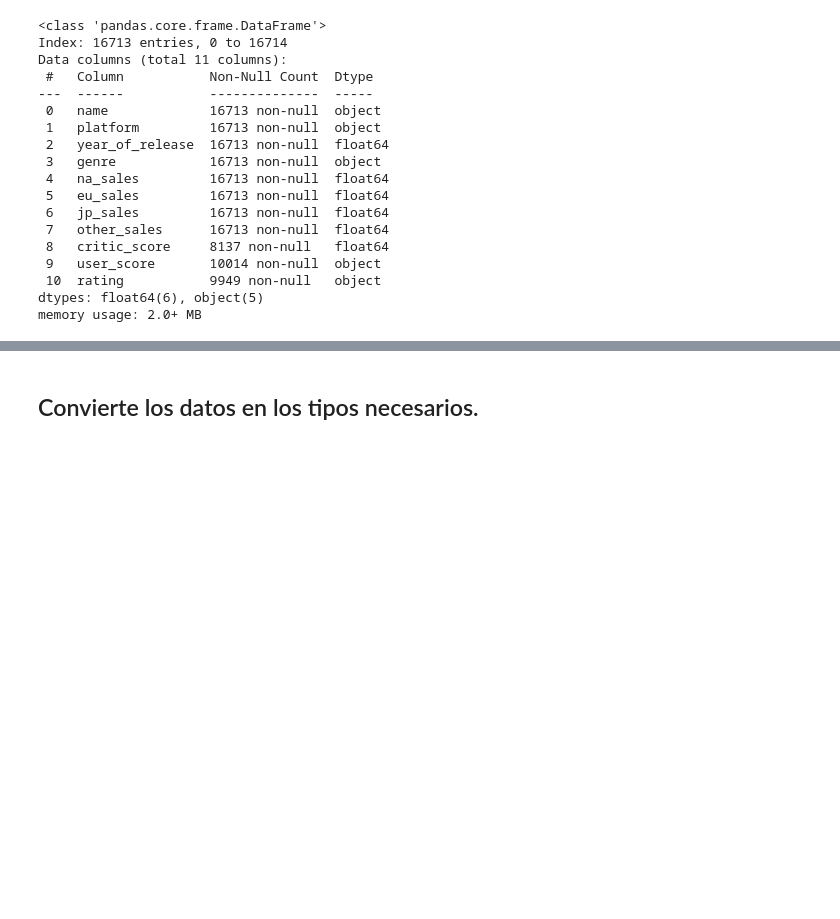
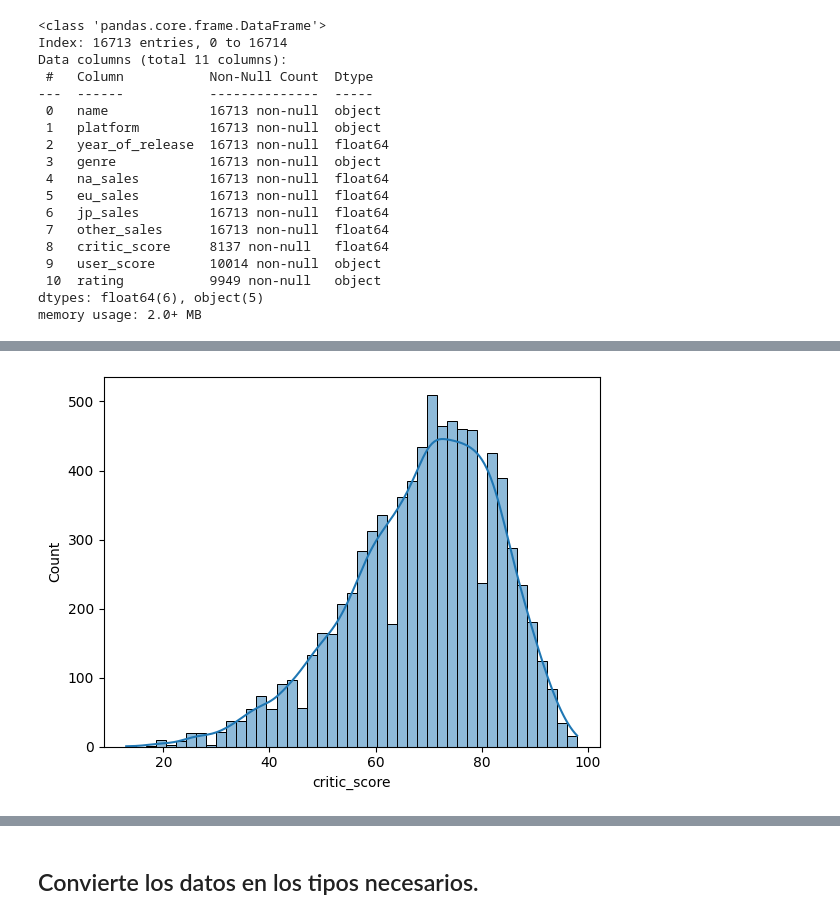
Before and after one commit to Davichobacter/data_science_tt, a Jupyter notebook: sprint_6/notebook.ipynb, the cells around one changed output, grey strips where cells are left out. Drawn from its saved outputs; the diff is of its cells as text; code cells hidden in the pictures; blank space fills up the shorter version.

```diff
--- a/sprint_6/notebook.ipynb
+++ b/sprint_6/notebook.ipynb
@@ -241,0 +267,7 @@ df.sample(15)
+# %%
+sns.histplot(
+    df['critic_score'],
+    kde=True,)
+plt.show()
+# %% [output]
+[figure, added]
```
Also changed, not shown: parts of 25 cells of this notebook.
